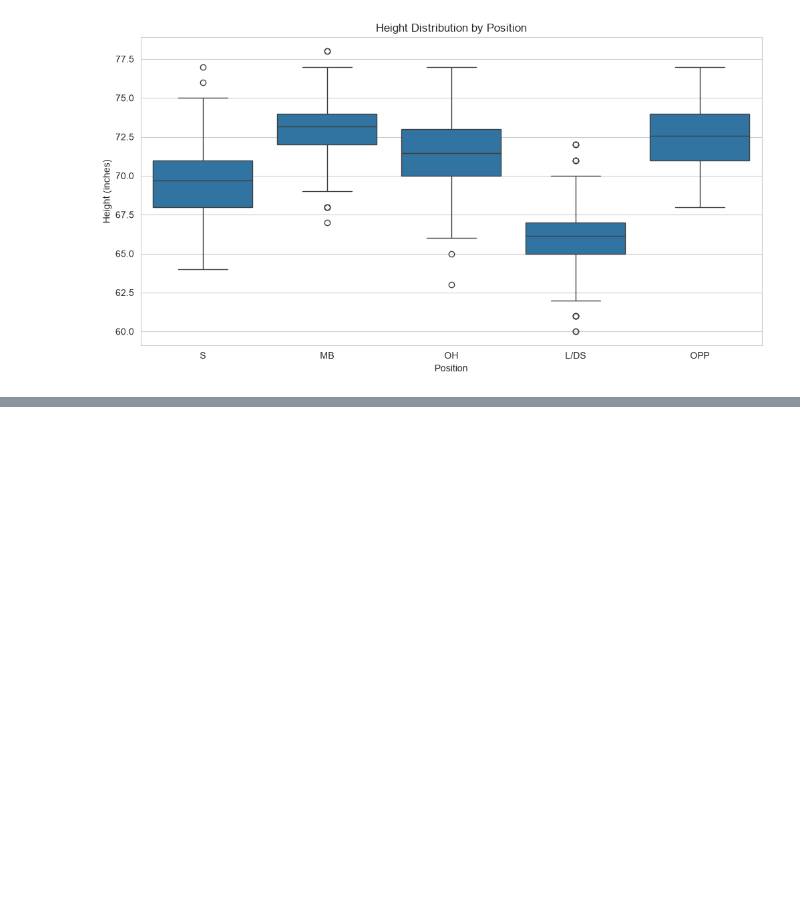
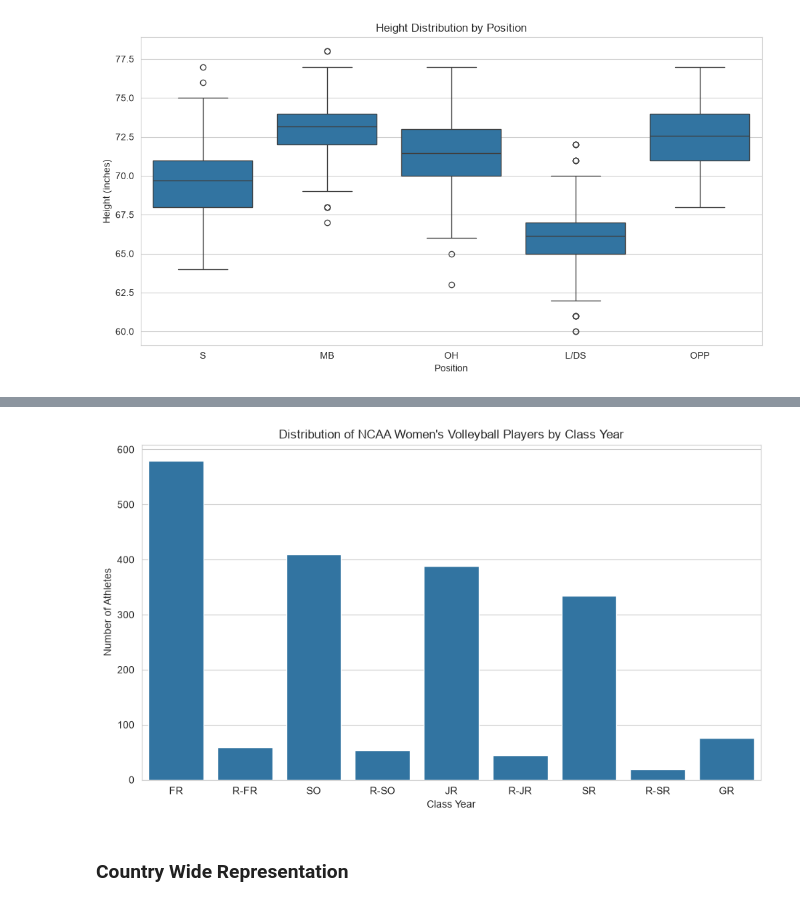
Before and after one commit to karlidean/capstone-project-NCAA-Volleyball, a Jupyter notebook: notebooks/eda.ipynb, the cells around one changed output, grey strips where cells are left out. Cells and saved outputs as stored; diff of their text form; code cells hidden in the pictures; blank space fills up the shorter version.

```diff
--- a/notebooks/eda.ipynb
+++ b/notebooks/eda.ipynb
@@ -489,0 +604,30 @@ plt.show()
+# %%
+# Define logical class-year order
+class_order = [
+    "FR", "R-FR",
+    "SO", "R-SO",
+    "JR", "R-JR",
+    "SR", "R-SR",
+    "GR"
+]
+
+plt.figure(figsize=(11, 6))
+
+sns.countplot(
+    data=crfedf,
+    x="class_year",
+    order=[
+        year for year in class_order
+        if year in crfedf["class_year"].dropna().unique()
+    ]
+)
+
+plt.title("Distribution of NCAA Women's Volleyball Players by Class Year")
+plt.xlabel("Class Year")
+plt.ylabel("Number of Athletes")
+
+plt.show()
+# %% [output]
+[figure, added]
+# %% [markdown]
+### Country Wide Representation
```
Also changed, not shown: parts of 36 cells of this notebook, 3 other files.
